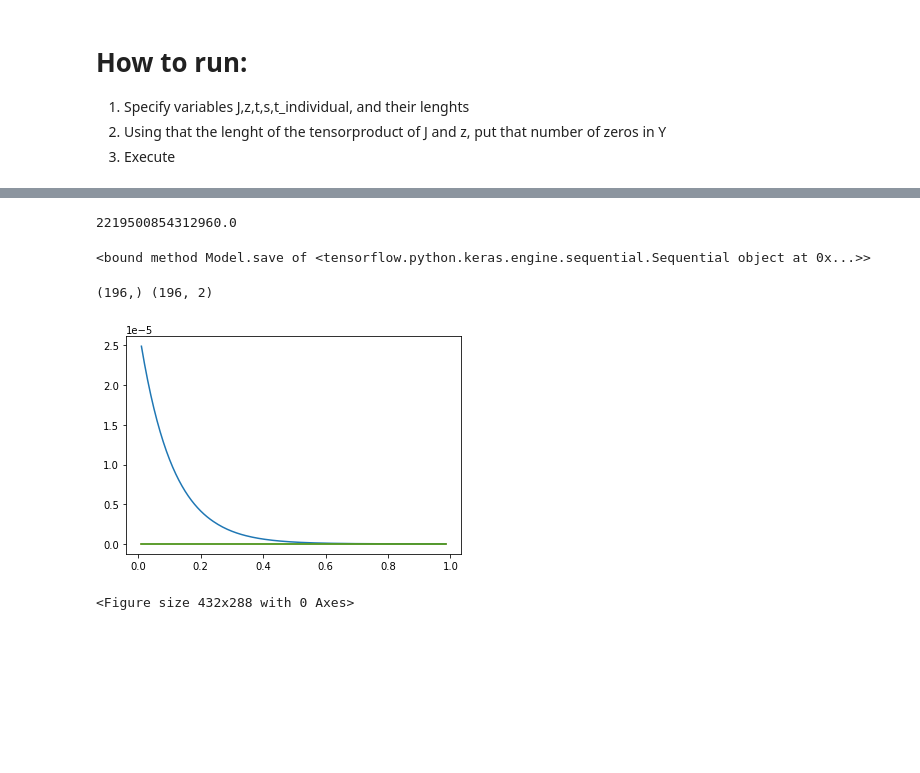
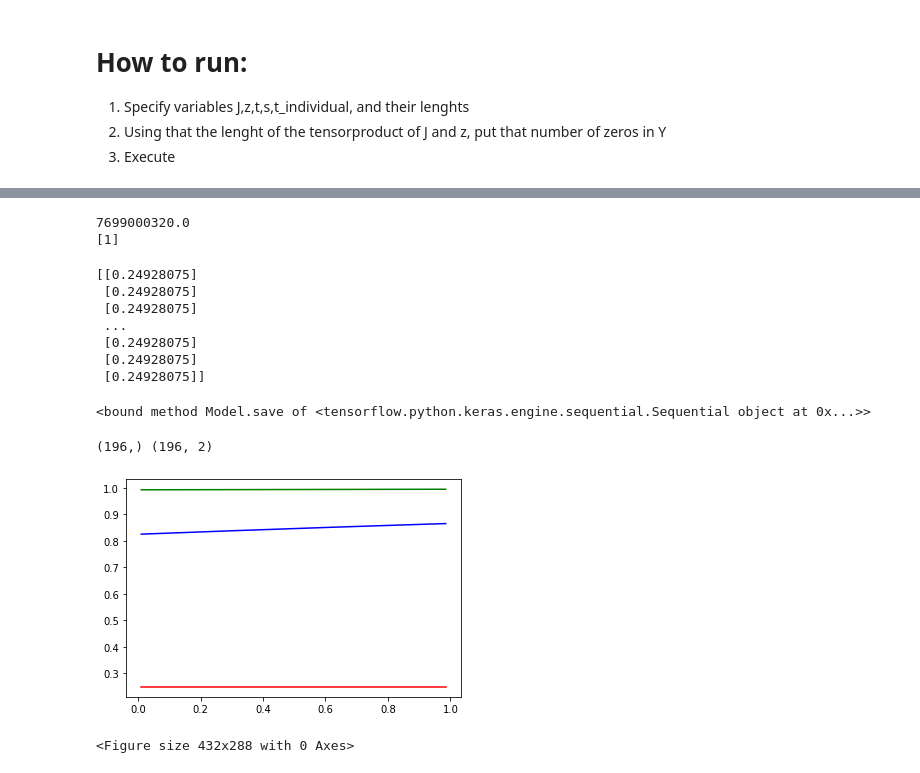
Before and after one commit to SaadNaeem96/Quantum-Field-Gravity-Neural-Network, a Jupyter notebook: keras_seq.ipynb, the cells around one changed output, grey strips where cells are left out. Drawn from its saved outputs; the diff is of its cells as text; code cells hidden in the pictures; blank space fills up the shorter version.

```diff
--- a/keras_seq.ipynb
+++ b/keras_seq.ipynb
@@ -34,8 +34,12 @@ importing Jupyter notebook from Custom_lossFunction.ipynb
 2. Using that the lenght of the tensorproduct of J and z, put that number of zeros in Y
 3. Execute
 # %%
-z1 = np.append(z, np.random.random_sample((1000,)))
-J1 = np.append(J, np.arange(100,300,2.0))
+z1 = np.arange(0.01,0.99,1/1000)
+J1 = np.arange(0,100,2.0)
+
+
+J1 = J/(J+2)
+
 
 #standard scaling
 # J1 = J.reshape((len(J1), 1))
@@ -45,11 +49,11 @@ J1 = np.append(J, np.arange(100,300,2.0))
 # print(J1.shape)
 
 X = []
-X = [[j, Z] for Z in z for j in J]
+X = [[j, Z] for Z in z for j in J1]
 #X = [[j, Z] for Z in z1 for j in J1]
 
 X = np.array(X)
-print(X)
+print(X.shape)
 
 Y = np.zeros((X.shape[0],1))
 print(Y.shape)
@@ -66,25 +64,25 @@ print(np.kron(J,z).shape[0])
 4900
 # %%
 import tensorflow as tf
-
+from tensorflow.keras import initializers
 from tensorflow.keras import datasets, layers, models, Input
 import matplotlib.pyplot as plt
 
 model = models.Sequential()
 model.add(Input(shape=(2)))
 #study activation functions
-model.add(layers.Dense(5, activation='relu'))
-model.add(layers.Dense(3, activation='relu'))
-model.add(layers.Dense(1, activation='sigmoid')) #make sure its between 0 and 1
+model.add(layers.Dense(5, activation='relu', kernel_initializer=keras.initializers.Constant(0.5)))
+model.add(layers.Dense(3, activation='relu', kernel_initializer=keras.initializers.Constant(0.5)))
+model.add(layers.Dense(1, activation='sigmoid', kernel_initializer=keras.initializers.Constant(0.5))) #make sure its between 0 and 1
 # %%
 # loss_fn = Custom_Loss_Function()
 lr_schedule = keras.optimizers.schedules.ExponentialDecay(
-    initial_learning_rate=0.1,
+    initial_learning_rate=0.01,
     decay_steps=10000,
     decay_rate=0.9)
 opt = keras.optimizers.Adagrad(learning_rate=lr_schedule)
 model.compile(optimizer =opt, loss=Custom_Loss_Function, metrics=['accuracy'])
 # %%
-history_callback = model.fit(X, Y, epochs=15000, batch_size=np.kron(J,z).shape[0], verbose=2)
+history_callback = model.fit(X, Y, epochs=5000, batch_size=np.kron(J,z).shape[0], verbose=2)
 loss_history = history_callback.history["loss"]
 # %% [output]
@@ -111,16 +109,26 @@ loss_history = np.array(loss_history)
 A = loss_history[-1]
 print(A)
 A = np.reshape(1,1)
-np.savetxt("A1_B1/loss.txt", A,fmt='%1.4e')
+print(A)
+np.savetxt("A0.001_B0.001/loss.txt", A,fmt='%1.4e')
 # %% [output]
-2219500854312960.0
+7699000320.0
+[1]
 # %%
 #test cases
-model.predict(X)
-a_file = open("A1_B1/F.txt", "w")
+print(model.predict(X))
+a_file = open("A0.001_B0.001/F.txt", "w")
 for row in model.predict(X):
     np.savetxt(a_file, row)
 a_file.close()
+# %% [output]
+[[0.24928075]
+ [0.24928075]
+ [0.24928075]
+ ...
+ [0.24928075]
+ [0.24928075]
+ [0.24928075]]
 # %%
 #plot f(z) for valuesof 0
 model.save
@@ -129,18 +137,18 @@ model.save
 # %%
 #stable x1 = J=0
 zz = np.arange(0.01,0.99,1/200)
 
 X11 = [[0, Z] for Z in zz]
 X22 = [[10, Z] for Z in zz]
 X33 = [[20, Z] for Z in zz]
 X11 = np.array(X11)
 print(zz.shape, X11.shape)
-plt.plot(zz, model.predict(X11), )
-plt.plot(zz, model.predict(X22))
-plt.plot(zz, model.predict(X33))
+plt.plot(zz, model.predict(X11),color = 'r' )
+plt.plot(zz, model.predict(X22), color = 'b')
+plt.plot(zz, model.predict(X33),color = 'g')
 plt.show()
-plt.savefig('A1_B1/plt.png')
+plt.savefig('A0.001_B0.001/plt.png')
 # %% [output]
 (196,) (196, 2)
-[figure, old version]
+[figure, new version]
 <Figure size 432x288 with 0 Axes>
```
Also changed, not shown: parts of 4 cells of this notebook, 1 other file.
